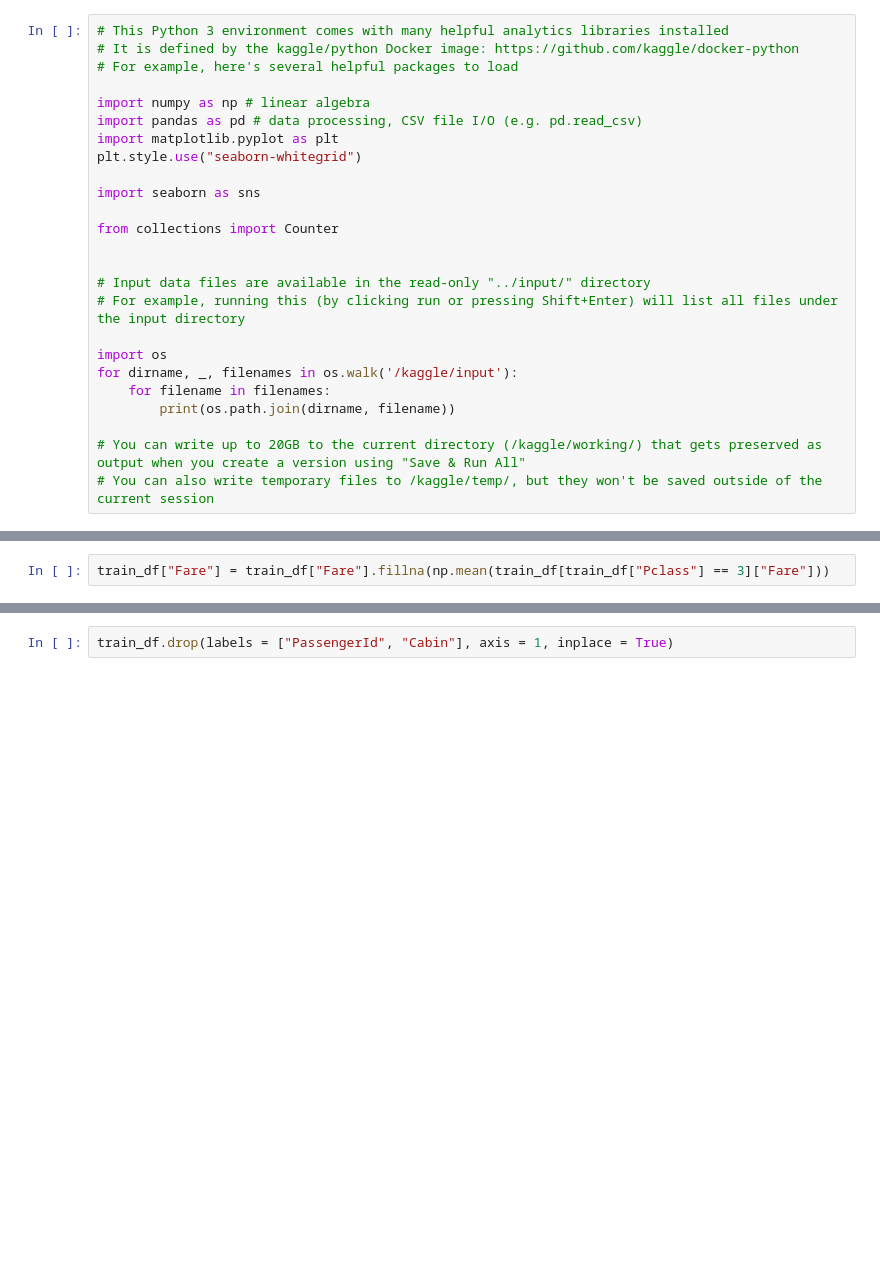
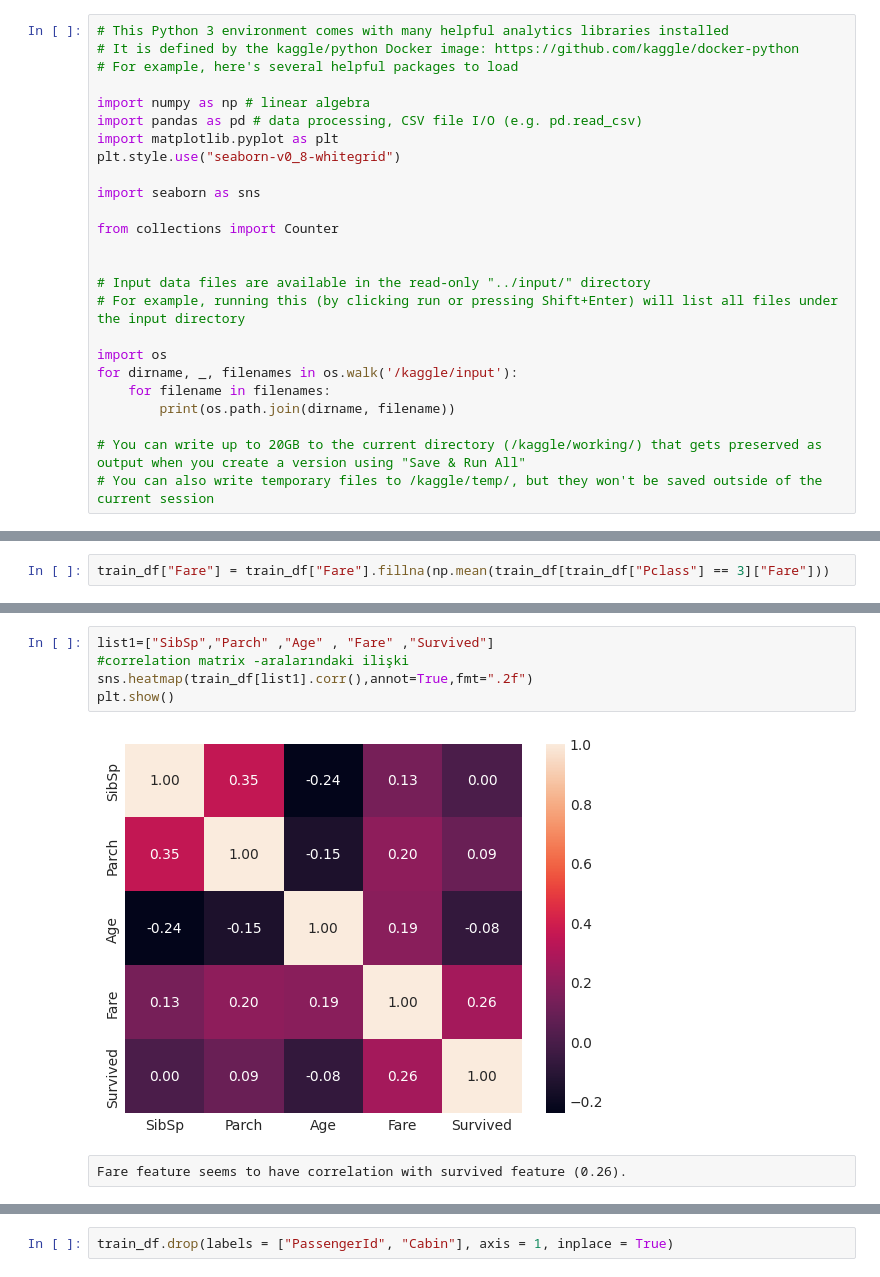
Before and after one commit to MeltemElgun/Kaggle-Titanik_ML_Course, a Jupyter notebook: titanik-ml-course.ipynb, the cells around one changed output, grey strips where cells are left out. Cells and saved outputs as stored; diff of their text form; blank space fills up the shorter version.

```diff
--- a/titanik-ml-course.ipynb
+++ b/titanik-ml-course.ipynb
@@ -6,7 +6,7 @@
 import numpy as np # linear algebra
 import pandas as pd # data processing, CSV file I/O (e.g. pd.read_csv)
 import matplotlib.pyplot as plt
-plt.style.use("seaborn-whitegrid")
+plt.style.use("seaborn-v0_8-whitegrid")
 
 import seaborn as sns
 
@@ -377,0 +463,9 @@ train_df["Fare"] = train_df["Fare"].fillna(np.mean(train_df[train_df["Pclass"] =
+# %%
+list1=["SibSp","Parch" ,"Age" , "Fare" ,"Survived"]
+#correlation matrix -aralarındaki ilişki
+sns.heatmap(train_df[list1].corr(),annot=True,fmt=".2f")
+plt.show()
+# %% [output]
+[figure, added]
+# %% [raw]
+Fare feature seems to have correlation with survived feature (0.26).
```
Also changed, not shown: parts of 31 cells of this notebook.
